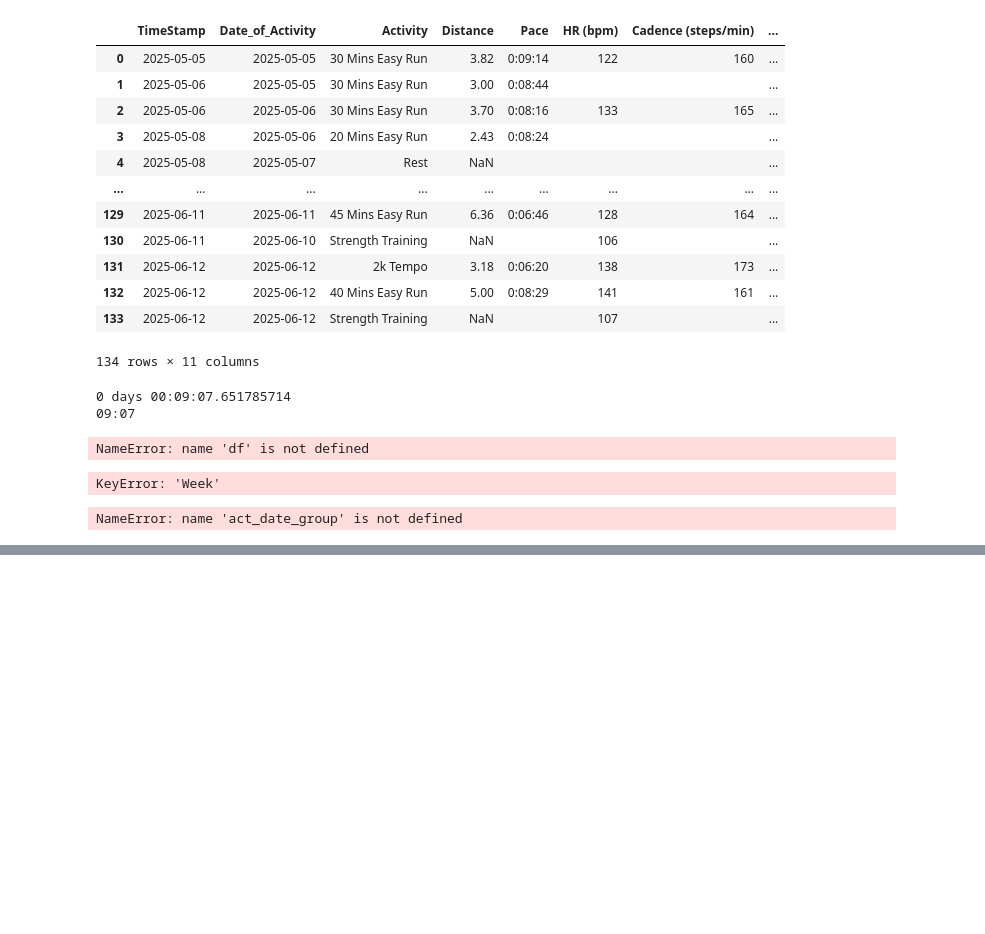
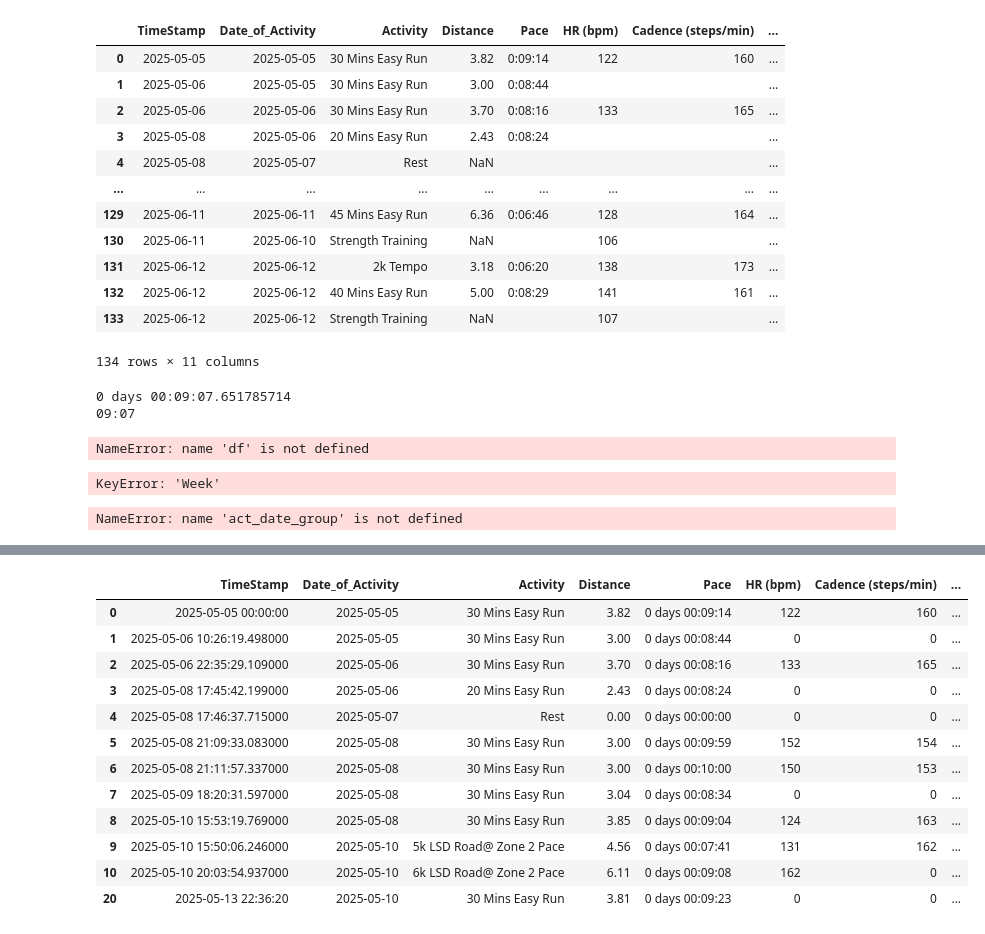
Before and after one commit to ssc0ttie/running_app, a Jupyter notebook: models/analysis.ipynb, the cells around one changed output, grey strips where cells are left out. Saved outputs shown, nothing was run; the diff lists cells and outputs as text; code cells hidden in the pictures; blank space fills up the shorter version.

Commit message:
used test data

```diff
--- a/models/analysis.ipynb
+++ b/models/analysis.ipynb
@@ -573,0 +578,97 @@ fig.show()
+# %%
+import pandas as pd
+import datetime
+df = pd.read_excel(r"C:/Users/king.m/Python/2025/DS Proj/running_app/data/runner_data.xlsx"
+,
+    sheet_name='for streamlit',
+    header=None,
+    names=[
+        "TimeStamp",
+        "Date_of_Activity",
+        "Activity",
+        "Distance",
+        "Pace",
+        "HR (bpm)",
+        "Cadence (steps/min)",
+        "RPE (1–10 scale)",
+        "Shoe",
+        "Remarks",
+        "Member Name",
+    ],
+)
+    # RENAME HEADERS#
+df.rename(
+    columns={
+        0: "TimeStamp",
+        1: "Date_of_Activity",
+        2: "Activity",
+        3: "Distance",
+        4: "Pace",
+        5: "HR (bpm)",
+        6: "Cadence (steps/min)",
+        7: "RPE (1–10 scale)",
+        8: "Shoe",
+        9: "Remarks",
+        10: "Member Name",
+    },
+    inplace=True,
+)
+ # WEEK LOOKUP
+df2 = pd.read_excel(
+    r"C:/Users/king.m/Python/2025/DS Proj/running_app/data/runner_data.xlsx",
+    sheet_name="Log Test",
+    header=0)
+
+################################################################
+
+# filter only first 3 columns
+df2 = df2.iloc[:, 0:3]
+# rename columns
+df2.rename(
+    columns={"Dates": "Date", "WEEK": "Week", "Activity": "Scheduled_Activity"},
+    inplace=True)
+
+
+df2["Date"] = pd.to_datetime(df2["Date"])
+
+def time_to_timedelta(t):
+    if isinstance(t, datetime.time):
+        return datetime.timedelta(hours=t.hour, minutes=t.minute, seconds=t.second)
+    return pd.NaT  # or handle differently if needed
+
+df["Pace"] = df["Pace"].apply(time_to_timedelta)
+
+# CONCAT HISTORICAL AND NEWLOG
+# df = pd.concat([df, df3], ignore_index=True)
+# cleanup main df
+df["Date_of_Activity"] = pd.to_datetime(df["Date_of_Activity"], errors="coerce")
+
+
+df["Distance"] = pd.to_numeric(df["Distance"])
+
+# lookup of weekname
+df = df.merge(df2, left_on="Date_of_Activity", right_on="Date", how="left")
+# Apply to column
+
+# CALCULATE MOVING TIME
+df["Moving_Time"] = df["Pace"] * df["Distance"]
+
+df
+
+df[
+    df["Week"].isin(["TRANSITION 1"])
+]
+# %% [output]
+|  | TimeStamp | Date_of_Activity | Activity | Distance | Pace | HR (bpm) | Cadence (steps/min) | ... |
+| 0 | 2025-05-05 00:00:00 | 2025-05-05 | 30 Mins Easy Run | 3.82 | 0 days 00:09:14 | 122 | 160 | ... |
+| 1 | 2025-05-06 10:26:19.498000 | 2025-05-05 | 30 Mins Easy Run | 3.00 | 0 days 00:08:44 | 0 | 0 | ... |
+| 2 | 2025-05-06 22:35:29.109000 | 2025-05-06 | 30 Mins Easy Run | 3.70 | 0 days 00:08:16 | 133 | 165 | ... |
+| 3 | 2025-05-08 17:45:42.199000 | 2025-05-06 | 20 Mins Easy Run | 2.43 | 0 days 00:08:24 | 0 | 0 | ... |
+| 4 | 2025-05-08 17:46:37.715000 | 2025-05-07 | Rest | 0.00 | 0 days 00:00:00 | 0 | 0 | ... |
+| 5 | 2025-05-08 21:09:33.083000 | 2025-05-08 | 30 Mins Easy Run | 3.00 | 0 days 00:09:59 | 152 | 154 | ... |
+| 6 | 2025-05-08 21:11:57.337000 | 2025-05-08 | 30 Mins Easy Run | 3.00 | 0 days 00:10:00 | 150 | 153 | ... |
+| 7 | 2025-05-09 18:20:31.597000 | 2025-05-08 | 30 Mins Easy Run | 3.04 | 0 days 00:08:34 | 0 | 0 | ... |
+| 8 | 2025-05-10 15:53:19.769000 | 2025-05-08 | 30 Mins Easy Run | 3.85 | 0 days 00:09:04 | 124 | 163 | ... |
+| 9 | 2025-05-10 15:50:06.246000 | 2025-05-10 | 5k LSD Road@ Zone 2 Pace | 4.56 | 0 days 00:07:41 | 131 | 162 | ... |
+| 10 | 2025-05-10 20:03:54.937000 | 2025-05-10 | 6k LSD Road@ Zone 2 Pace | 6.11 | 0 days 00:09:08 | 162 | 0 | ... |
+| 20 | 2025-05-13 22:36:20 | 2025-05-10 | 30 Mins Easy Run | 3.81 | 0 days 00:09:23 | 0 | 0 | ... |
```
Also changed, not shown: parts of 17 cells of this notebook, 9 other files.
